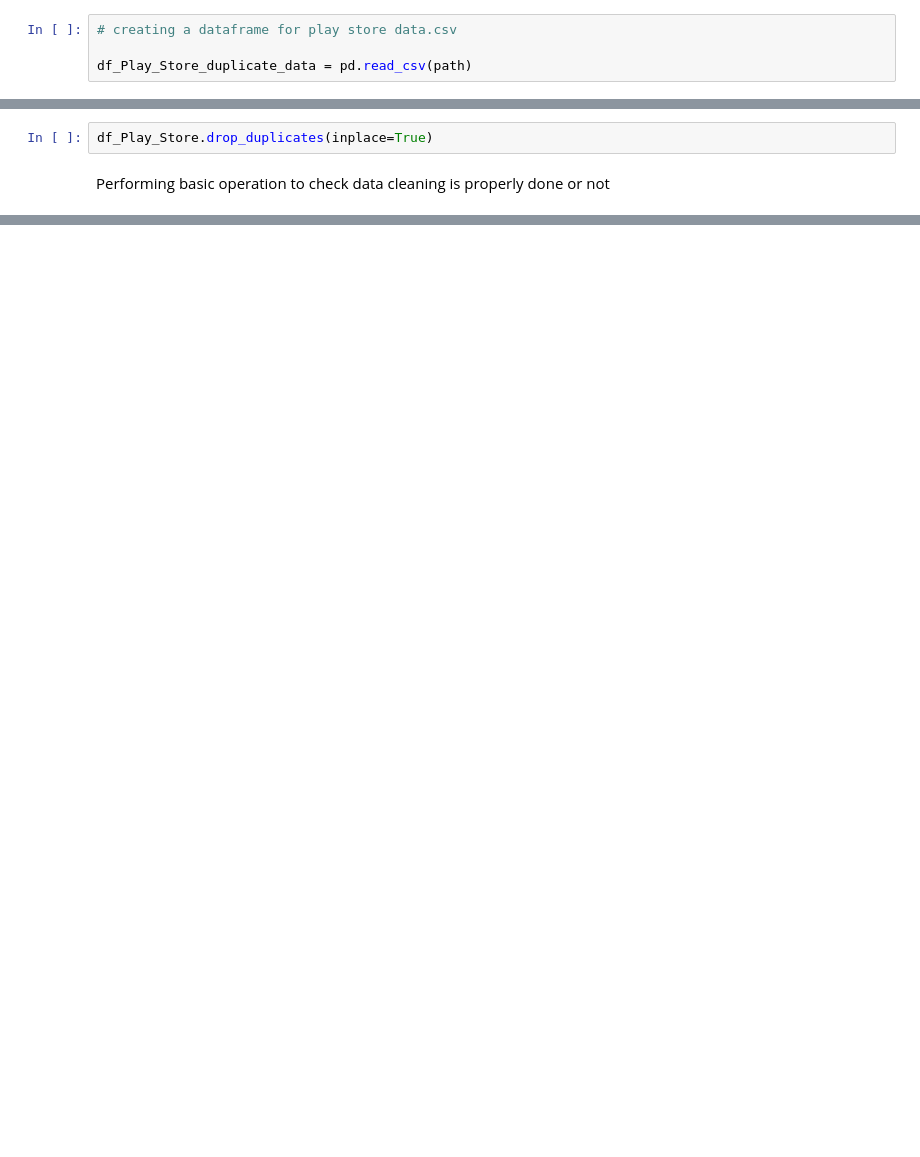
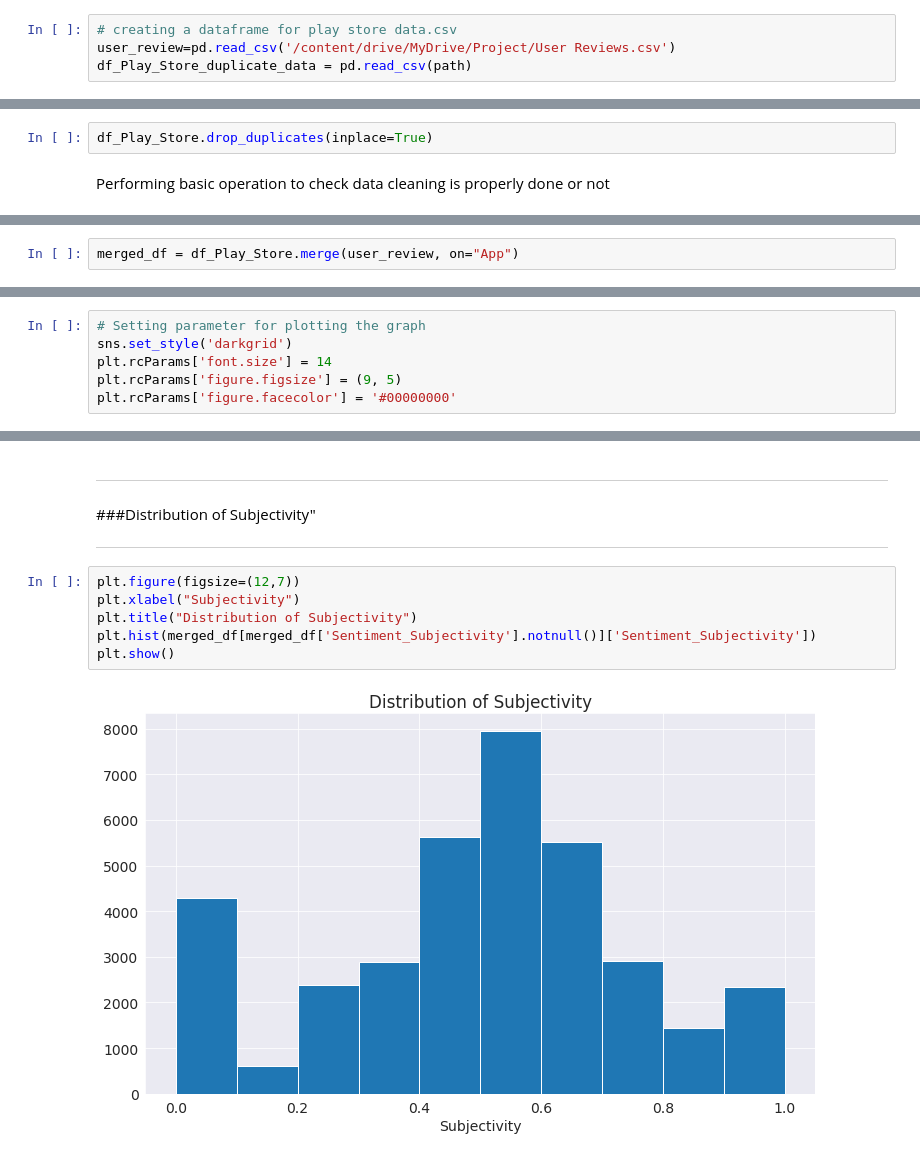
Before and after one commit to Team-AlmaBetter/playstore-analysis, a Jupyter notebook: Playstore_Analysis_TeamProject_EDA.ipynb, the cells around one changed output, grey strips where cells are left out. Saved outputs shown, nothing was run; the diff lists cells and outputs as text; blank space fills up the shorter version.

```diff
--- a/Playstore_Analysis_TeamProject_EDA.ipynb
+++ b/Playstore_Analysis_TeamProject_EDA.ipynb
@@ -35,7 +35,7 @@ This step is about getting to know the data and understanding what has to be don
 Though the dataset may seem to have the correct datatypes for each column, we need to check it. Inconsistent datatypes will create issues while dealing with problems.
 # %%
 # creating a dataframe for play store data.csv
-
+user_review=pd.read_csv('/content/drive/MyDrive/Project/User Reviews.csv')
 df_Play_Store_duplicate_data = pd.read_csv(path)
 # %%
 # lets read the dataset df_Play_Store_duplicate_data
@@ -505,0 +514,2 @@ dtype: int64
+# %%
+merged_df = df_Play_Store.merge(user_review, on="App")
@@ -505,0 +526,6 @@ dtype: int64
+# %%
+# Setting parameter for plotting the graph
+sns.set_style('darkgrid')
+plt.rcParams['font.size'] = 14
+plt.rcParams['figure.figsize'] = (9, 5)
+plt.rcParams['figure.facecolor'] = '#00000000'
@@ -505,0 +613,13 @@ dtype: int64
+# %% [markdown]
+---
+###Distribution of Subjectivity"
+
+---
+# %%
+plt.figure(figsize=(12,7))
+plt.xlabel("Subjectivity")
+plt.title("Distribution of Subjectivity")
+plt.hist(merged_df[merged_df['Sentiment_Subjectivity'].notnull()]['Sentiment_Subjectivity'])
+plt.show()
+# %% [output]
+[figure, added]
```
Also changed, not shown: parts of 32 cells of this notebook.
